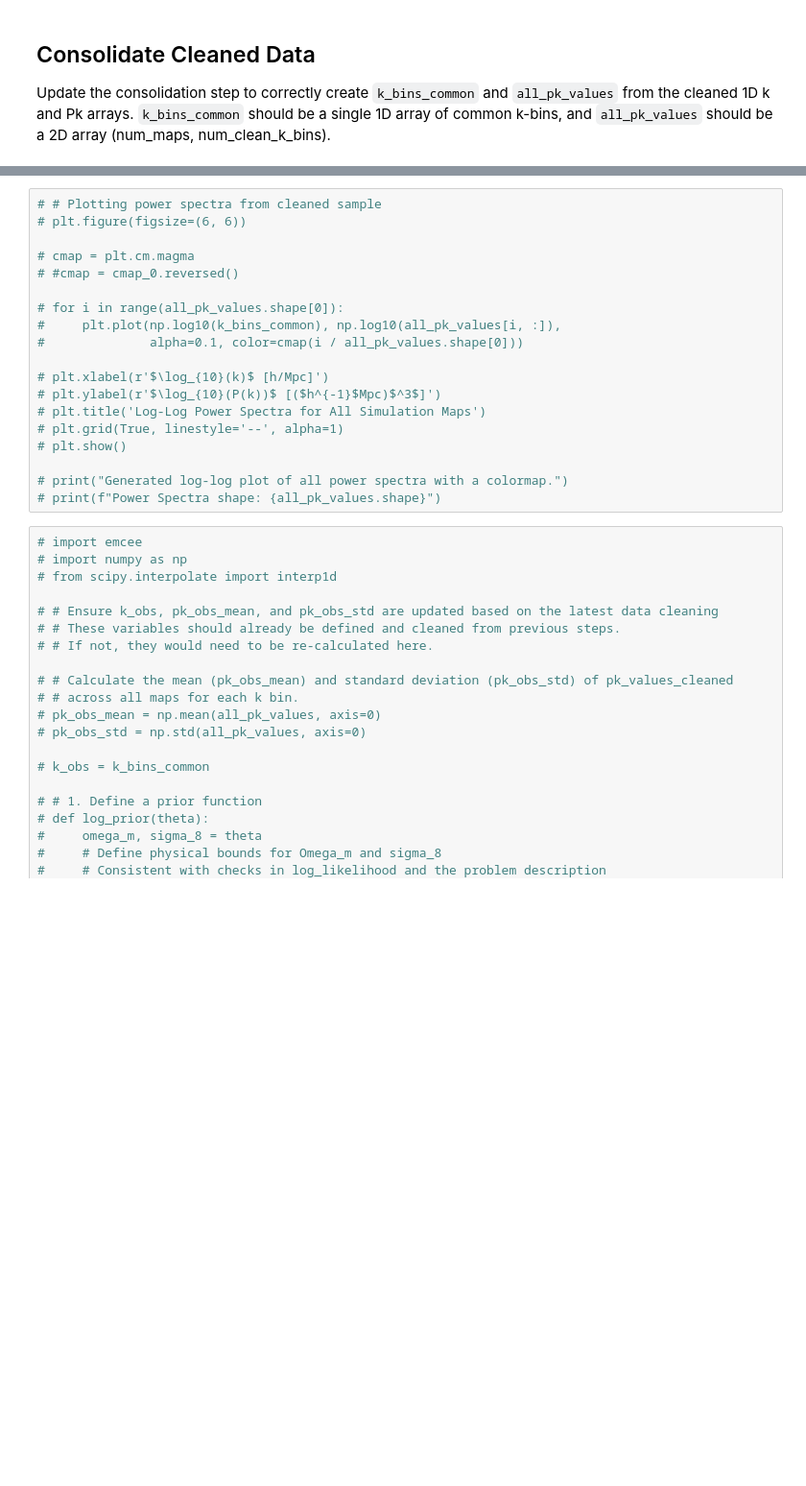
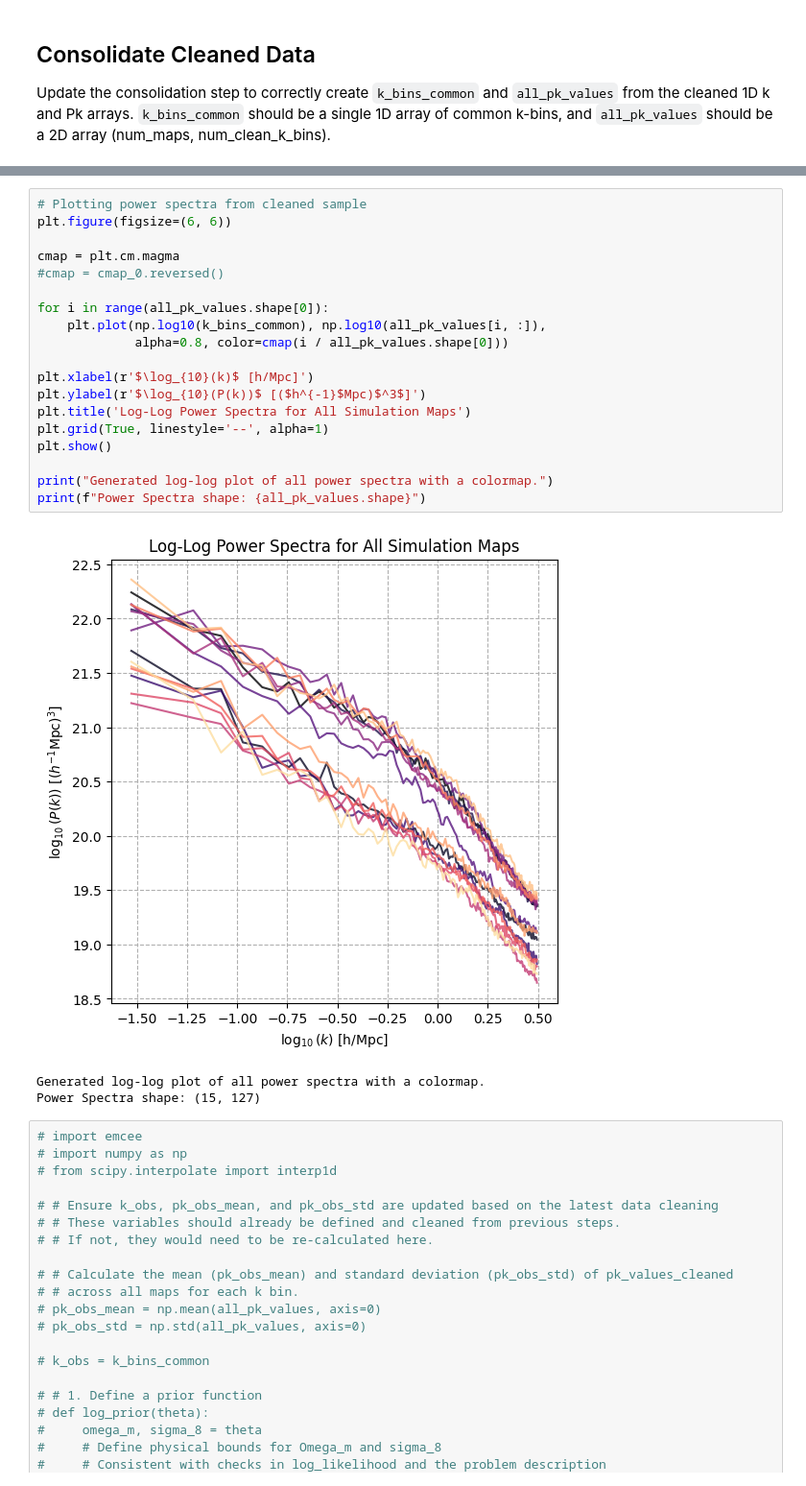
Before and after one commit to amf599-cyber/CMD_LAB7-8, a Jupyter notebook: LAB7-AFworkingcopy2.ipynb, the cells around one changed output, grey strips where cells are left out. Shown at 96% size. Drawn from its saved outputs; the diff is of its cells as text; blank space fills up the shorter version.

```diff
--- a/LAB7-AFworkingcopy2.ipynb
+++ b/LAB7-AFworkingcopy2.ipynb
@@ -888,22 +917,26 @@ Update the consolidation step to correctly create `k_bins_common` and `all_pk_va
 # %%
-# # Plotting power spectra from cleaned sample
-# plt.figure(figsize=(6, 6))
+# Plotting power spectra from cleaned sample
+plt.figure(figsize=(6, 6))
 
-# cmap = plt.cm.magma
-# #cmap = cmap_0.reversed()
+cmap = plt.cm.magma
+#cmap = cmap_0.reversed()
 
-# for i in range(all_pk_values.shape[0]):
-#     plt.plot(np.log10(k_bins_common), np.log10(all_pk_values[i, :]),
-#              alpha=0.1, color=cmap(i / all_pk_values.shape[0]))
+for i in range(all_pk_values.shape[0]):
+    plt.plot(np.log10(k_bins_common), np.log10(all_pk_values[i, :]),
+             alpha=0.8, color=cmap(i / all_pk_values.shape[0]))
 
-# plt.xlabel(r'$\log_{10}(k)$ [h/Mpc]')
-# plt.ylabel(r'$\log_{10}(P(k))$ [($h^{-1}$Mpc)$^3$]')
-# plt.title('Log-Log Power Spectra for All Simulation Maps')
-# plt.grid(True, linestyle='--', alpha=1)
-# plt.show()
+plt.xlabel(r'$\log_{10}(k)$ [h/Mpc]')
+plt.ylabel(r'$\log_{10}(P(k))$ [($h^{-1}$Mpc)$^3$]')
+plt.title('Log-Log Power Spectra for All Simulation Maps')
+plt.grid(True, linestyle='--', alpha=1)
+plt.show()
 
-# print("Generated log-log plot of all power spectra with a colormap.")
-# print(f"Power Spectra shape: {all_pk_values.shape}")
+print("Generated log-log plot of all power spectra with a colormap.")
+print(f"Power Spectra shape: {all_pk_values.shape}")
+# %% [output]
+[figure, added]
+Generated log-log plot of all power spectra with a colormap.
+Power Spectra shape: (15, 127)
 # %%
 # import emcee
 # import numpy as np
```
Also changed, not shown: parts of 5 cells of this notebook.
